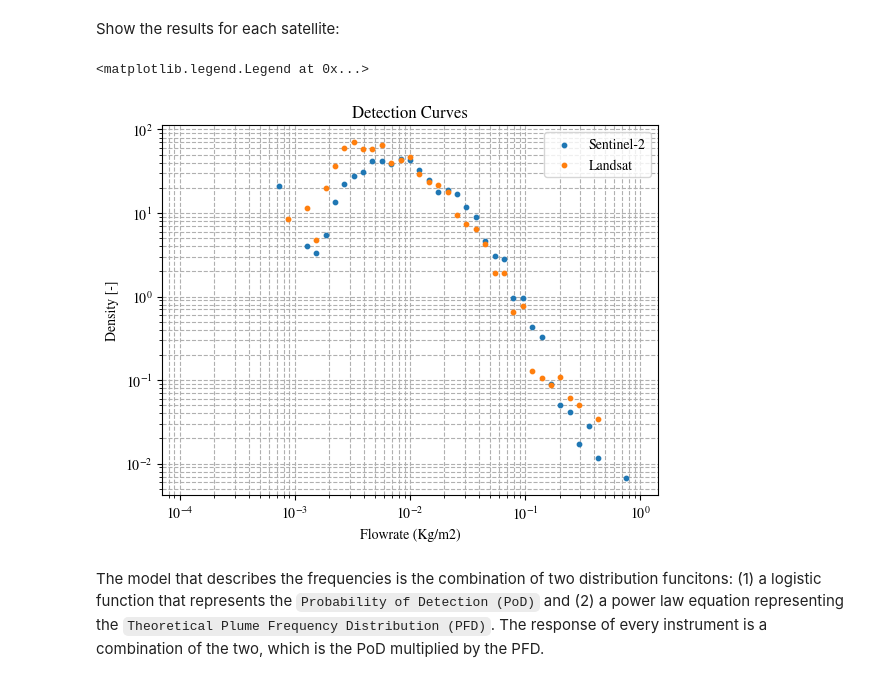
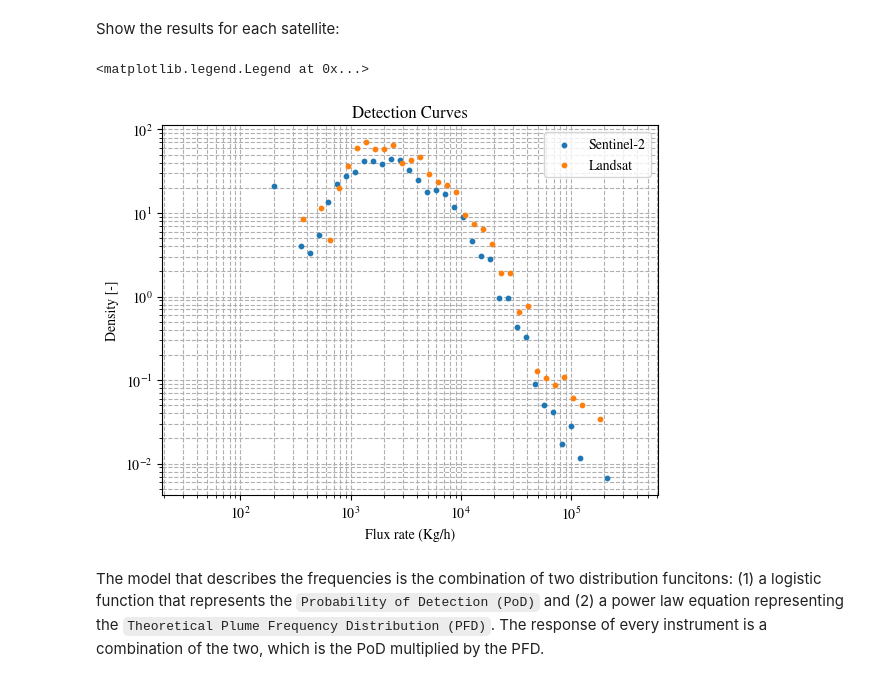
Before and after one commit to UNEP-IMEO-MARS/marss2l, a Jupyter notebook: notebooks/figures/mdl_exploration_adapted_v2.ipynb, the cells around one changed output. Drawn from its saved outputs; the diff is of its cells as text; code cells hidden in the pictures.

```diff
--- a/notebooks/figures/mdl_exploration_adapted_v2.ipynb
+++ b/notebooks/figures/mdl_exploration_adapted_v2.ipynb
@@ -73,9 +73,11 @@ spatial_resolution = {
 Q = dataframe_data_traintest['ch4_fluxrate']
 # Get the wind
 U = np.sqrt(dataframe_data_traintest['wind_u']**2+dataframe_data_traintest['wind_v']**2)
+U_median = np.nanmedian(U)
 # Get the resolution
 R = np.array([spatial_resolution[constellation] for constellation in dataframe_data_traintest.satellite_constellation])
 # Standardization: Q/(3600xUxR) => kg/s x s/m x 1/m => kg/m2
+dataframe_data_traintest['factor'] = 1/ (3600*U*R)
 dataframe_data_traintest['ch4_fluxrate_standardized'] = Q / (3600*U*R)
 # %% [markdown]
 Statistics are made with true positives
@@ -136,18 +138,20 @@ Show the results for each satellite:
 # %%
 import numpy as np
 import matplotlib.pylab as plt
 # Centre of the labels
 cntr = np.array([(bins[i+1]+bins[i])/2 for i in range(0, len(bins)-1)])
 # Show the cumulative count
 fig, ax = plt.subplots()
-[ax.scatter(cntr, q_hists[satellite], s = 10, label = satellite) for satellite in satellites]
+[ax.scatter(cntr * (3600 * U_median * spatial_resolution[satellite]),
+            q_hists[satellite], s = 10, label = satellite)\
+                 for satellite in satellites]
 ax.set_xscale("log"); ax.set_yscale("log")
-ax.set_xlabel("Flowrate (Kg/m2)"); ax.set_ylabel('Density [-]')
+ax.set_xlabel("Flux rate (Kg/h)"); ax.set_ylabel('Density [-]')
 ax.set_axisbelow(True)
 plt.title('Detection Curves'); plt.grid(True, which="both", ls="--"); plt.legend()
 # %% [output]
 <matplotlib.legend.Legend at 0x...>
-[figure, old version]
+[figure, new version]
 # %% [markdown]
 The model that describes the frequencies is the combination of two distribution funcitons: (1) a logistic function that represents the `Probability of Detection (PoD)` and (2) a power law equation representing the `Theoretical Plume Frequency Distribution (PFD)`. The response of every instrument is a combination of the two, which is the PoD multiplied by the PFD.
 # %%
```
Also changed, not shown: parts of 4 cells of this notebook, 1 other file.
